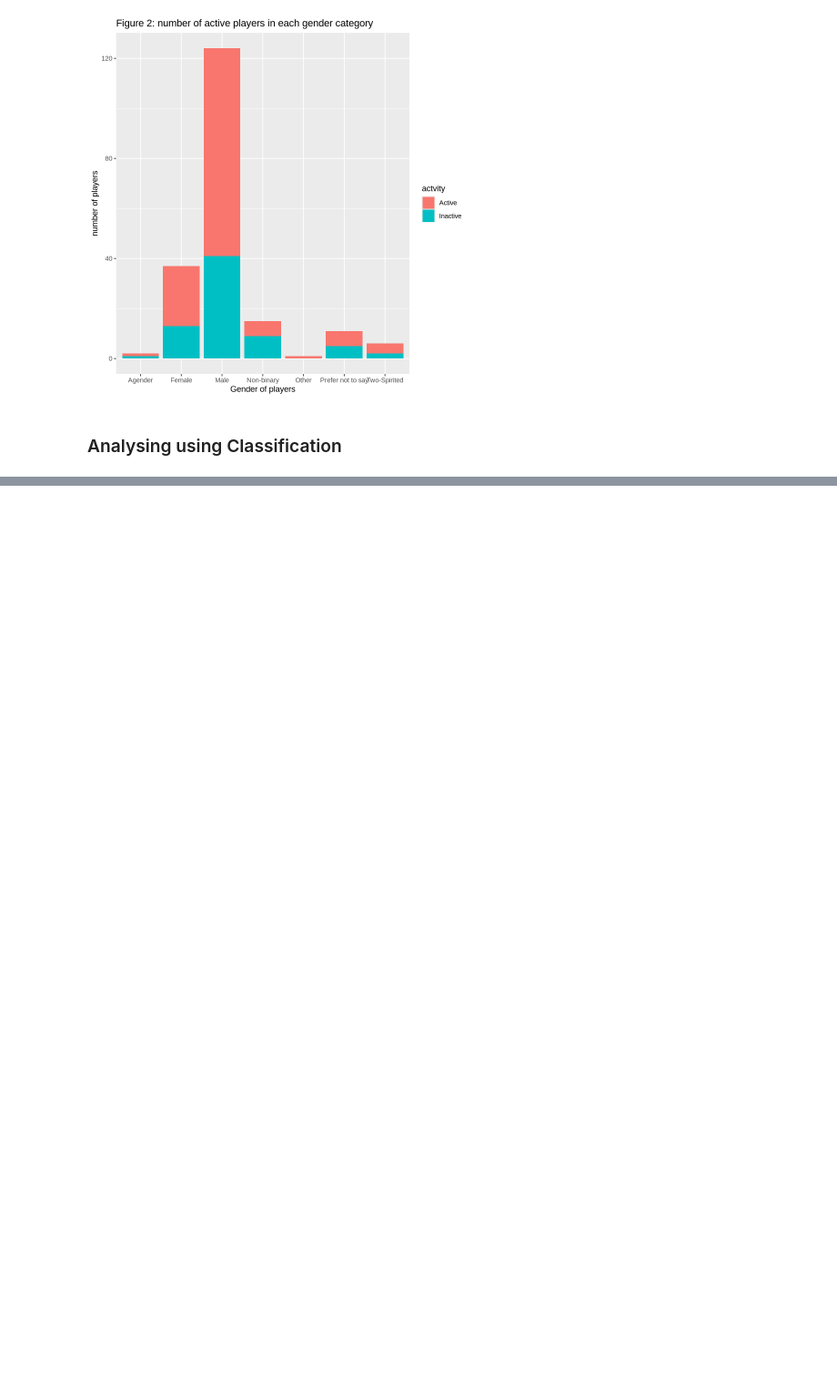
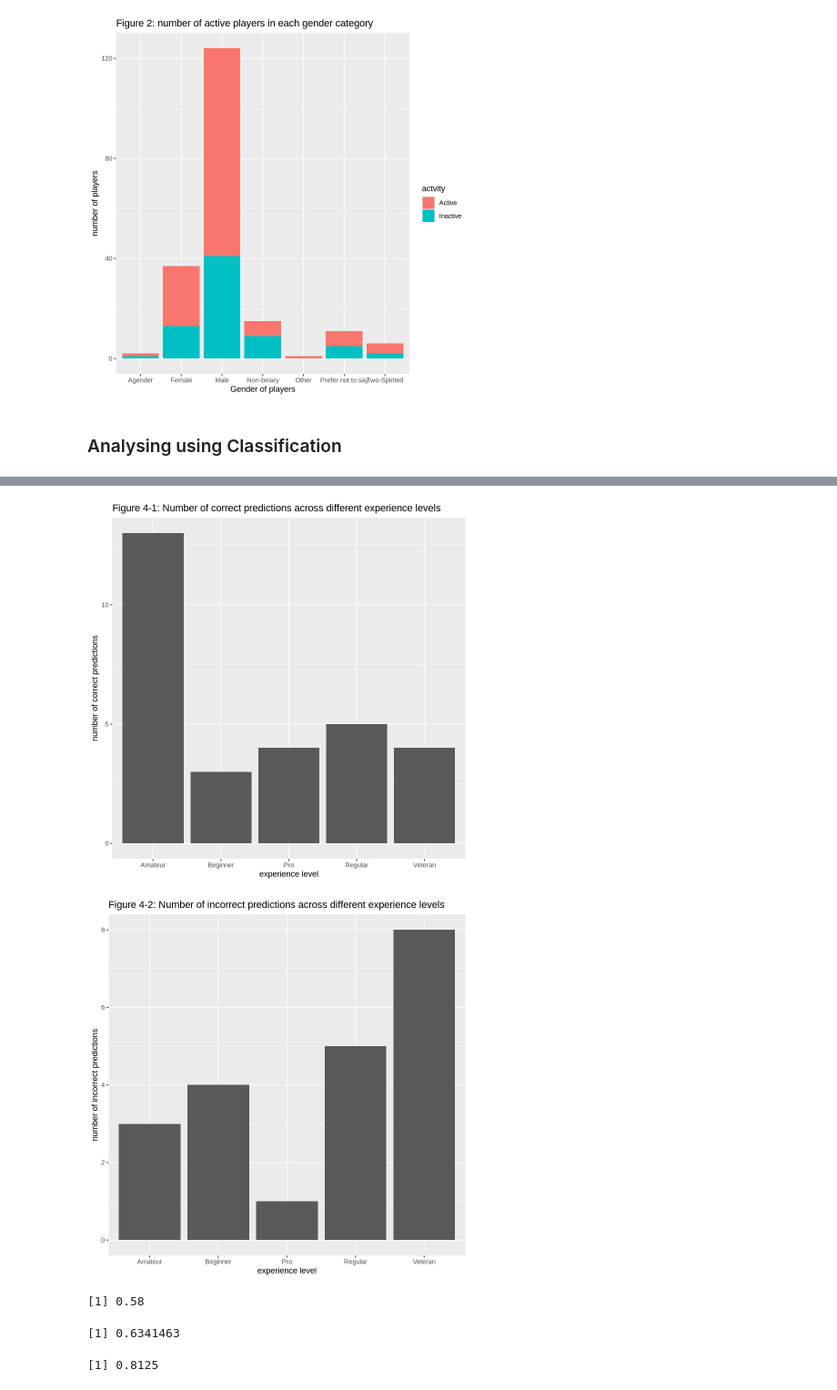
Before and after one commit to lucychenyun/DSCI100-Project-Group, a Jupyter notebook: Project.ipynb, the cells around one changed output, grey strips where cells are left out. Shown at 91% size. Drawn from its saved outputs; the diff is of its cells as text; code cells hidden in the pictures; blank space fills up the shorter version.

```diff
--- a/Project.ipynb
+++ b/Project.ipynb
@@ -263,0 +235,38 @@ Prediction Active Inactive
+# %%
+result_correct_plot <- prediction |>
+    filter(.pred_class == active) |>
+    ggplot(aes(x=experience))+
+    geom_bar()+
+    xlab("experience level")+
+    ylab("number of correct predictions")+
+    ggtitle("Figure 4-1: Number of correct predictions across different experience levels")
+result_incorrect_plot <- prediction |>
+    filter(.pred_class != active)|>
+    ggplot(aes(x=experience))+
+    geom_bar()+
+    xlab("experience level")+
+    ylab("number of incorrect predictions")+
+    ggtitle("Figure 4-2: Number of incorrect predictions across different experience levels")
+result_correct_plot
+result_incorrect_plot #are these plots useful?
+# %% [output]
+[figure, added]
+[figure, added]
+# %%
+result_accuracy <- prediction |>
+    metrics(truth=active, estimate=.pred_class)|>
+    filter(.metric=="accuracy")
+pull(result_accuracy, .estimate)
+# %% [output]
+[1] 0.58
+# %%
+precision <- prediction |>
+precision(truth = active, estimate = .pred_class, event_level = "first")
+pull(precision, .estimate)
+# %% [output]
+[1] 0.6341463
+# %%
+recall <- prediction |> recall(truth = active, estimate = .pred_class, event_level = "first")
+pull(recall, .estimate)
+# %% [output]
+[1] 0.8125
```
Also changed, not shown: parts of 7 cells of this notebook.
